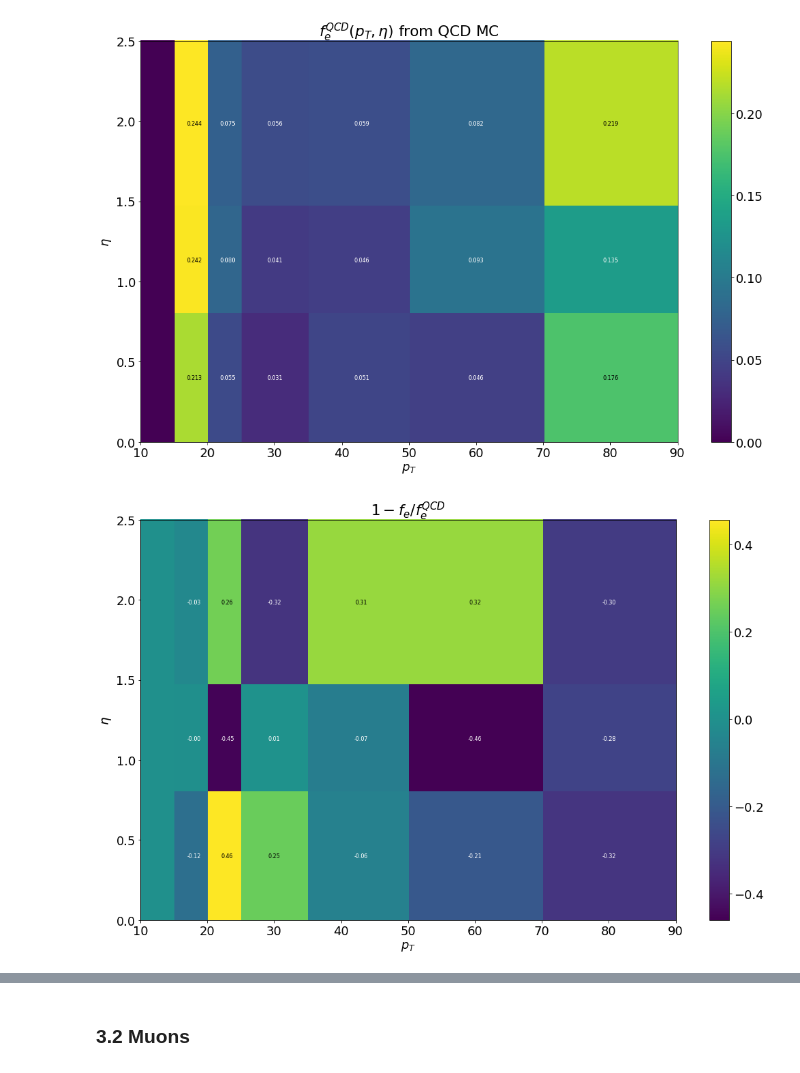
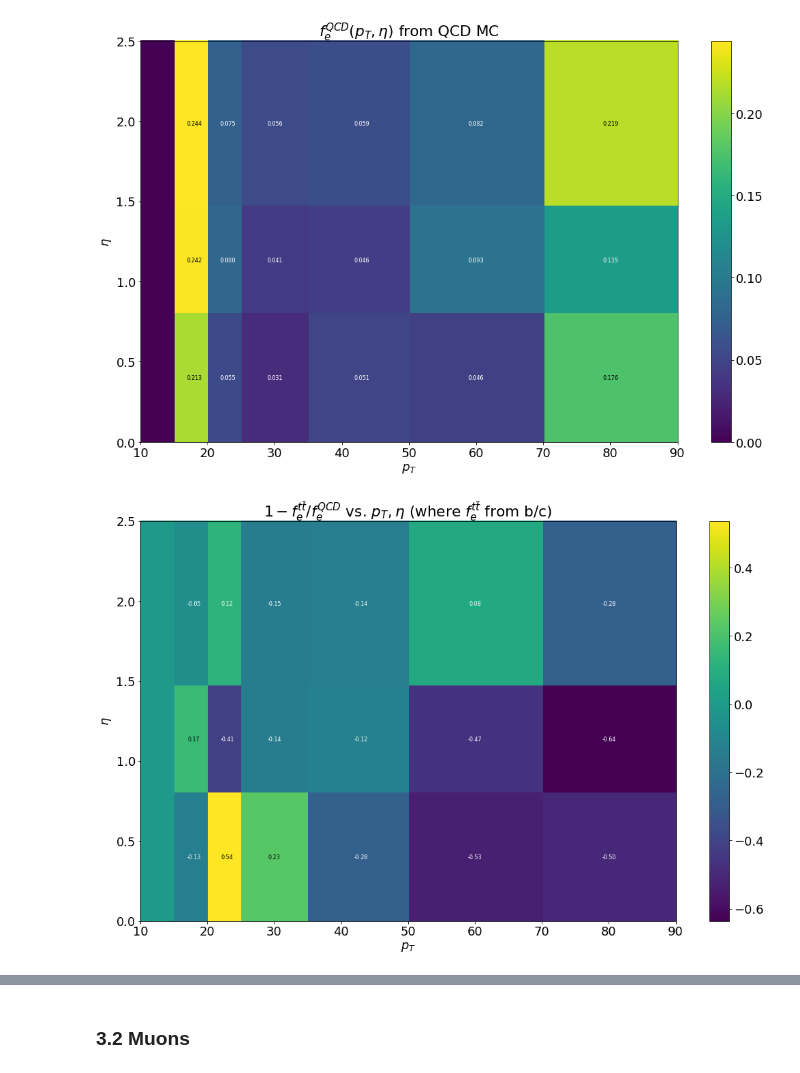
Before and after one commit to jkguiang/NanoTools, a Jupyter notebook: studies/fakes/fakes.ipynb, the cells around one changed output, grey strips where cells are left out. Cells and saved outputs as stored; diff of their text form; code cells hidden in the pictures.

```diff
--- a/studies/fakes/fakes.ipynb
+++ b/studies/fakes/fakes.ipynb
@@ -384,18 +467,23 @@ plt.ylabel(r'$\eta$');
 # %% [output]
 [figure]
 # %%
-el_FR_comparison = np.divide(fake_el_rate, electronQCDMCFakeRate, where=(electronQCDMCFakeRate != 0))
+el_FR_heavy, el_errors_heavy = fake_rate_2D(els_df[els_df.heavy_mother],
+                                            el_pt_bin_edges,
+                                            el_eta_bin_edges,
+                                            plot=False)
+
+el_FR_comparison = np.divide(el_FR_heavy,electronQCDMCFakeRate, where=(electronQCDMCFakeRate != 0))
 el_FR_comparison -= 1
-el_FR_comparison[electronQCDMCFakeRate == 0] = 0
+el_FR_comparison[(electronQCDMCFakeRate == 0) | (el_FR_heavy == 0)] = 0
 
 fig = plt.figure(figsize=(6.4*2.75,4.8*2.25))
 axes = plt.subplot(111)
 c = axes.pcolorfast(el_pt_bin_edges, el_eta_bin_edges, el_FR_comparison)
 cbar = fig.colorbar(c, ax=axes)
 bin_text(el_FR_comparison, el_pt_bin_edges, el_eta_bin_edges, axes, cbar, fmt=":0.2f");
 
-plt.title(r'$1-f_{e}/f_{e}^{QCD}$');
+plt.title(r'$1-f_{e}^{t\bar{t}}/f_{e}^{QCD}$ vs. $p_{T}, \eta$ (where $f_{e}^{t\bar{t}}$ from b/c)');
 plt.xlabel(r'$p_{T}$');
 plt.ylabel(r'$\eta$');
 # %% [output]
-[figure, old version]
+[figure, new version]
```
Also changed, not shown: parts of 15 cells of this notebook.
